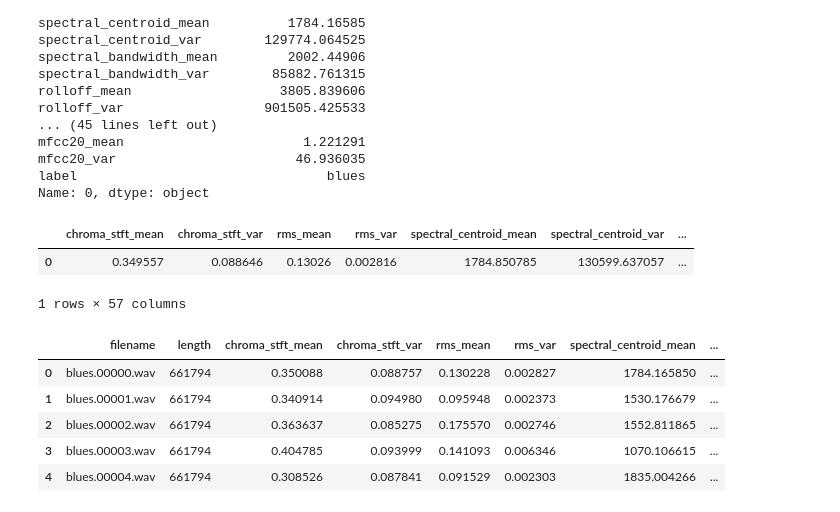
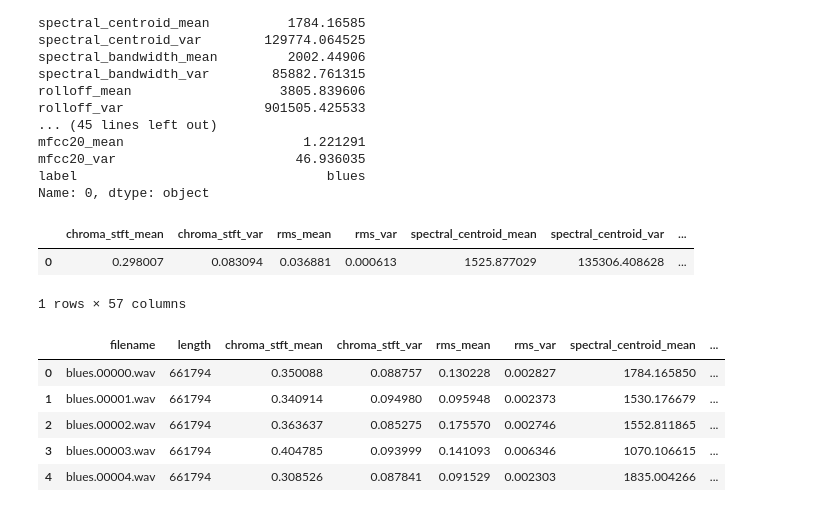
Before and after one commit to ML-K67-HUST/MUSIC-GENRE-CLASSIFICATION, a Jupyter notebook: data_preprocessing.ipynb, the cells around one changed output. Saved outputs shown, nothing was run; the diff lists cells and outputs as text; code cells hidden in the pictures.

```diff
--- a/data_preprocessing.ipynb
+++ b/data_preprocessing.ipynb
@@ -108,12 +109,12 @@ mfcc20_var                       46.936035
 label                                blues
 Name: 0, dtype: object
 # %%
-aud = "/home/khangpt/MUSIC-GEN-PROJ/GTZAN/Data/genres_original/blues/blues.00000.wav"
+aud = "/home/khangpt/MUSIC-GEN-PROJ/classic.mp3"
 features_sample = extract_features(aud)
 features_sample
 # %% [output]
 |  | chroma_stft_mean | chroma_stft_var | rms_mean | rms_var | spectral_centroid_mean | spectral_centroid_var | ... |
-| 0 | 0.349557 | 0.088646 | 0.13026 | 0.002816 | 1784.850785 | 130599.637057 | ... |
+| 0 | 0.298007 | 0.083094 | 0.036881 | 0.000613 | 1525.877029 | 135306.408628 | ... |
 1 rows × 57 columns
 # %%
 df_sample.head()
```
Also changed, not shown: parts of 11 cells of this notebook, 2 other files.
